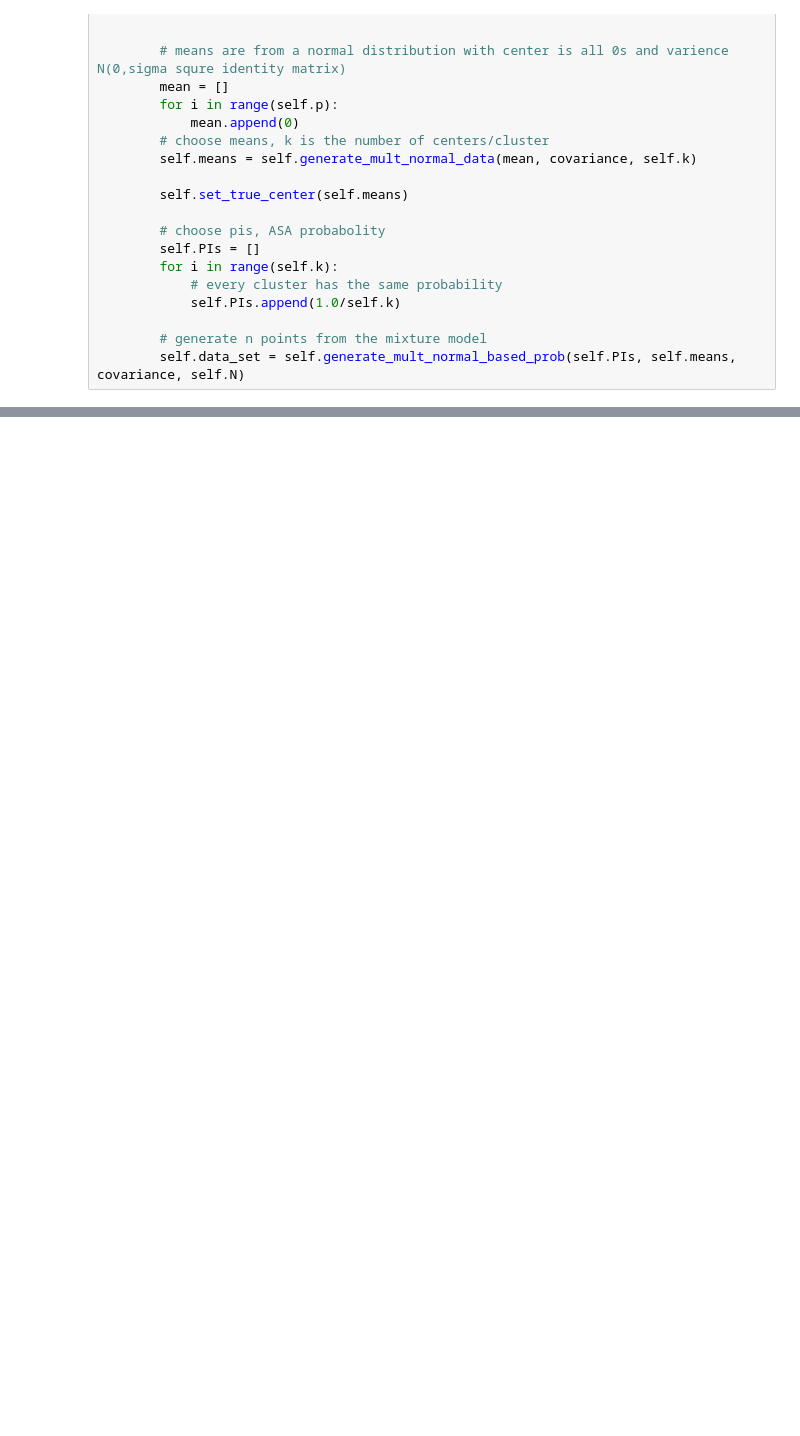
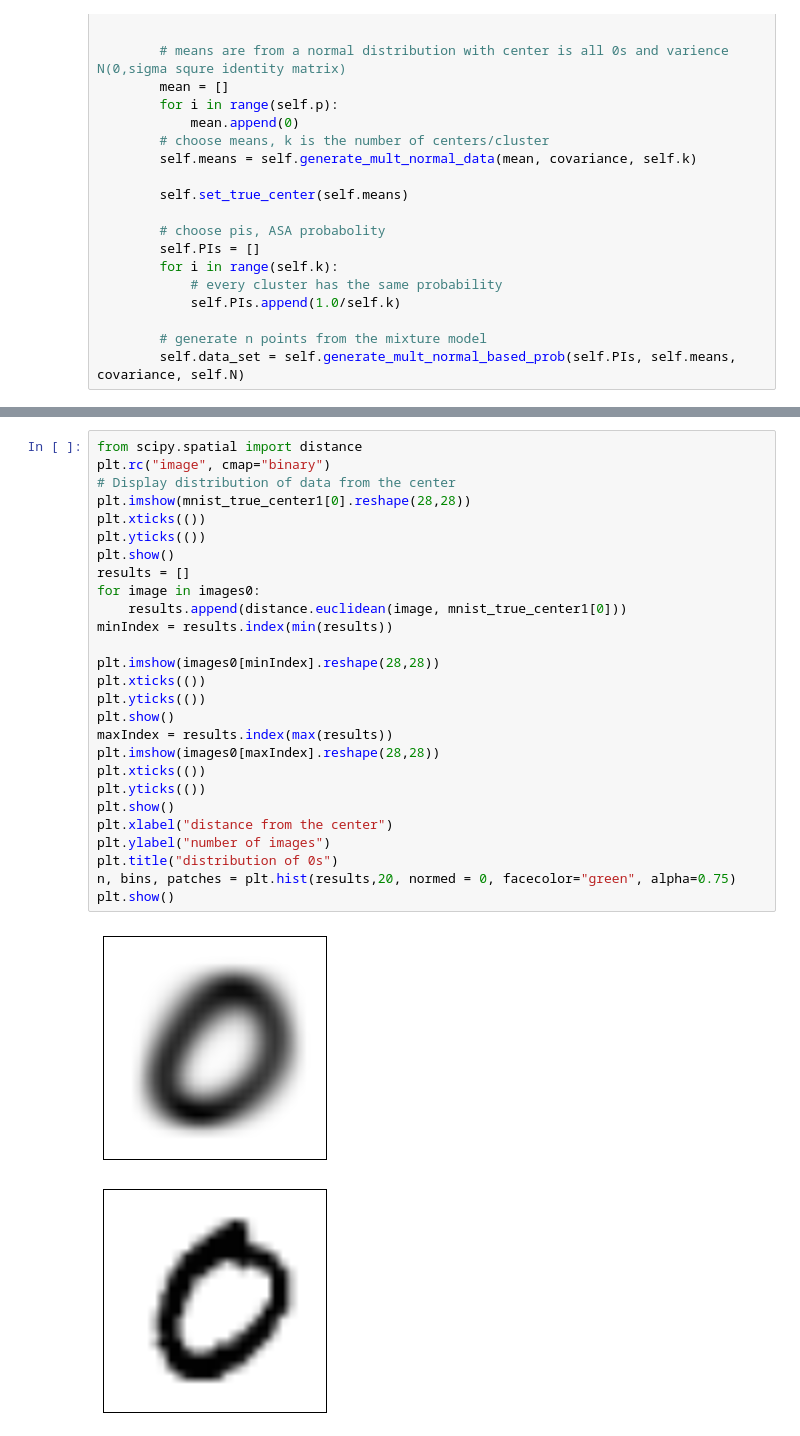
Before and after one commit to RuiqingQiu/K-Mean, a Jupyter notebook: mnist.ipynb, the cells around one changed output, grey strips where cells are left out. Saved outputs shown, nothing was run; the diff lists cells and outputs as text; blank space fills up the shorter version.

Commit message:
mnist graph added

```diff
--- a/mnist.ipynb
+++ b/mnist.ipynb
@@ -286,0 +292,30 @@ X_digits = X_digits[-5000:]
+# %%
+from scipy.spatial import distance
+plt.rc("image", cmap="binary")
+# Display distribution of data from the center
+plt.imshow(mnist_true_center1[0].reshape(28,28))
+plt.xticks(())
+plt.yticks(())
+plt.show()
+results = []
+for image in images0:
+    results.append(distance.euclidean(image, mnist_true_center1[0]))
+minIndex = results.index(min(results))
+
+plt.imshow(images0[minIndex].reshape(28,28))
+plt.xticks(())
+plt.yticks(())
+plt.show()
+maxIndex = results.index(max(results))
+plt.imshow(images0[maxIndex].reshape(28,28))
+plt.xticks(())
+plt.yticks(())
+plt.show()
+plt.xlabel("distance from the center")
+plt.ylabel("number of images")
+plt.title("distribution of 0s")
+n, bins, patches = plt.hist(results,20, normed = 0, facecolor="green", alpha=0.75)
+plt.show()
+# %% [output]
+[figure, added]
+[figure, added]
```
Also changed, not shown: parts of 15 cells of this notebook, 1 other file.
